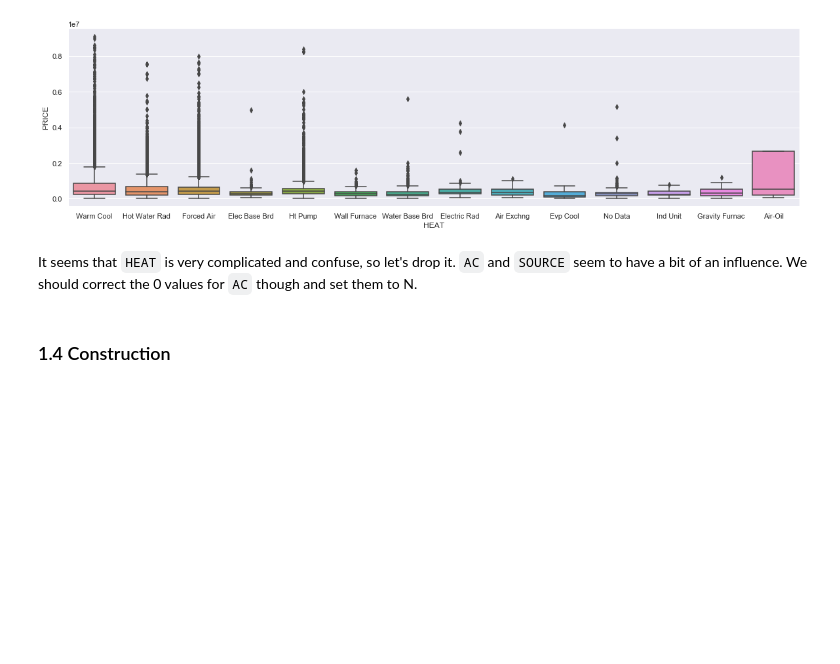
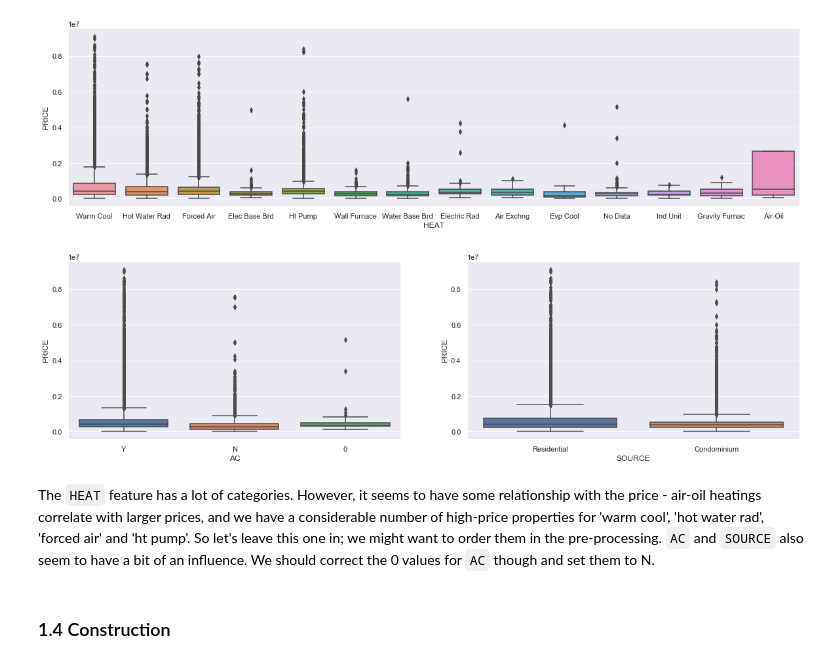
Before and after one commit to chriswegmann/dsr, a Jupyter notebook: day_18_challenge_data_analysis.ipynb, the cells around one changed output. Saved outputs shown, nothing was run; the diff lists cells and outputs as text; code cells hidden in the pictures; blank space fills up the shorter version.

````diff
--- a/day_18_challenge_data_analysis.ipynb
+++ b/day_18_challenge_data_analysis.ipynb
@@ -347,10 +347,12 @@ fig = sns.boxplot(x='HEAT', y='PRICE', data=df_rooms);
 [figure]
 # %%
 fig, axs = plt.subplots(ncols=2, figsize=(20,5))
-fig = sns.boxplot(x='AC', y='PRICE', data=df_rooms, ax=axs[1]);
-fig = sns.boxplot(x='SOURCE', y='PRICE', data=df_rooms, ax=axs[2]);
+fig = sns.boxplot(x='AC', y='PRICE', data=df_rooms, ax=axs[0]);
+fig = sns.boxplot(x='SOURCE', y='PRICE', data=df_rooms, ax=axs[1]);
+# %% [output]
+[figure, added]
 # %% [markdown]
-It seems that ```HEAT``` is very complicated and confuse, so let's drop it. ```AC``` and ```SOURCE``` seem to have a bit of an influence. We should correct the 0 values for ```AC``` though and set them to N.
+The ```HEAT``` feature has a lot of categories. However, it seems to have some relationship with the price - air-oil heatings correlate with larger prices, and we have a considerable number of high-price properties for 'warm cool', 'hot water rad', 'forced air' and 'ht pump'. So let's leave this one in; we might want to order them in the pre-processing. ```AC``` and ```SOURCE``` also seem to have a bit of an influence. We should correct the 0 values for ```AC``` though and set them to N.
 # %% [markdown]
 ### 1.4 Construction
 # %% [markdown]
````
Also changed, not shown: parts of 28 cells of this notebook, 4 other files.
